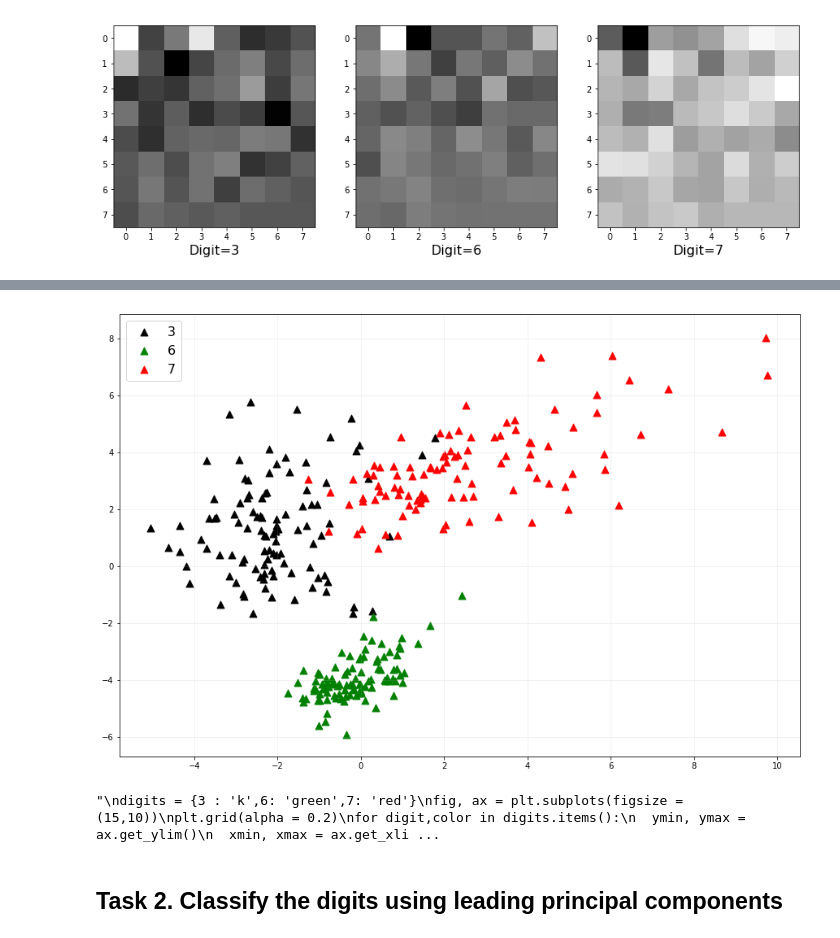
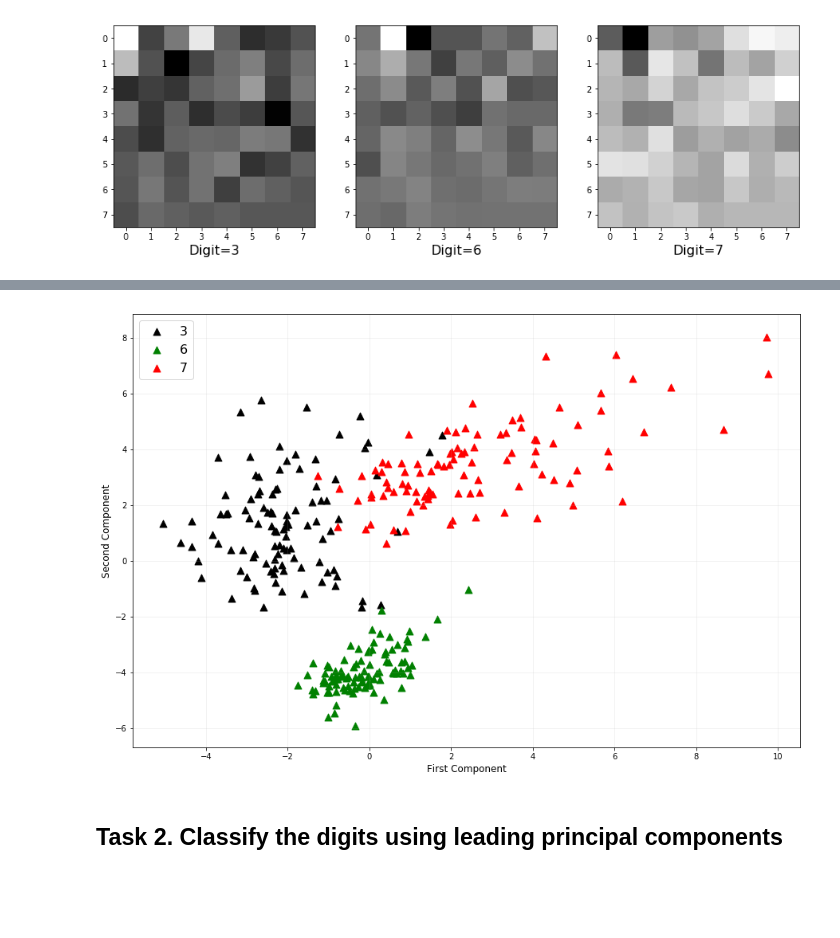
Before and after one commit to pratikwatwani/Applied-Data-Science, a Jupyter notebook: Session 08 and Session 09/PCA, Logistic Regression and Time Series Analysis.ipynb, the cells around one changed output, grey strips where cells are left out. Saved outputs shown, nothing was run; the diff lists cells and outputs as text; code cells hidden in the pictures; blank space fills up the shorter version.

```diff
--- a/Session 08 and Session 09/PCA, Logistic Regression and Time Series Analysis.ipynb
+++ b/Session 08 and Session 09/PCA, Logistic Regression and Time Series Analysis.ipynb
@@ -192,19 +192,21 @@ tp.head(2)
 # %%
 label = tp.Labels == 3
 x = tp[label]
 x.iloc[:,:2]
 digits = {3 : 'k',6: 'green',7: 'red'}
 
 fig, ax = plt.subplots(figsize = (15,10))
 plt.grid(alpha = 0.2)
 
 for digit,color in digits.items():
   label = tp.Labels == digit
   x = tp[label]
   plt.scatter(x.iloc[:,:1],x.iloc[:,1:2], marker = '^', c = color, s = 80)
   plt.legend(digits.keys(),fontsize = 16)
+  plt.xlabel('First Component', fontsize =12)
+  plt.ylabel('Second Component', fontsize =12)
 # %% [output]
-[figure, old version]
+[figure, new version]
 # %%
 '''
 digits = {3 : 'k',6: 'green',7: 'red'}
@@ -228,8 +230,6 @@ for digit,color in digits.items():
 plt.legend(loc = 'best', markerscale = 0.2, fontsize = 15, labelspacing = 1)
 plt.show()
 '''
-# %% [output]
-"\ndigits = {3 : 'k',6: 'green',7: 'red'}\nfig, ax = plt.subplots(figsize = (15,10))\nplt.grid(alpha = 0.2)\nfor digit,color in digits.items():\n  ymin, ymax = ax.get_ylim()\n  xmin, xmax = ax.get_xli ...
 # %% [markdown]
 ## Task 2. Classify the digits using leading principal components
 # %% [markdown]
```
Also changed, not shown: parts of 2 cells of this notebook.
